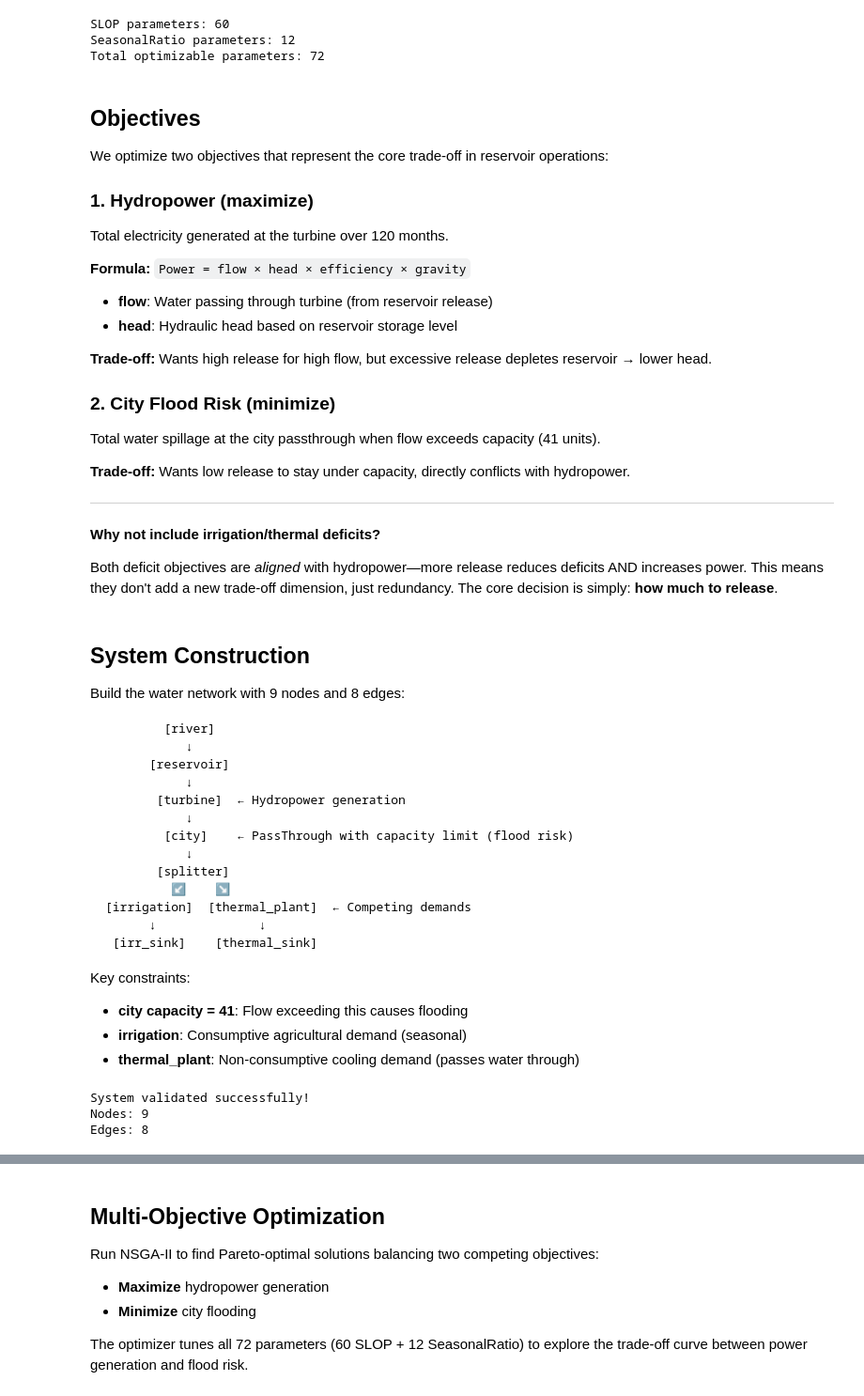
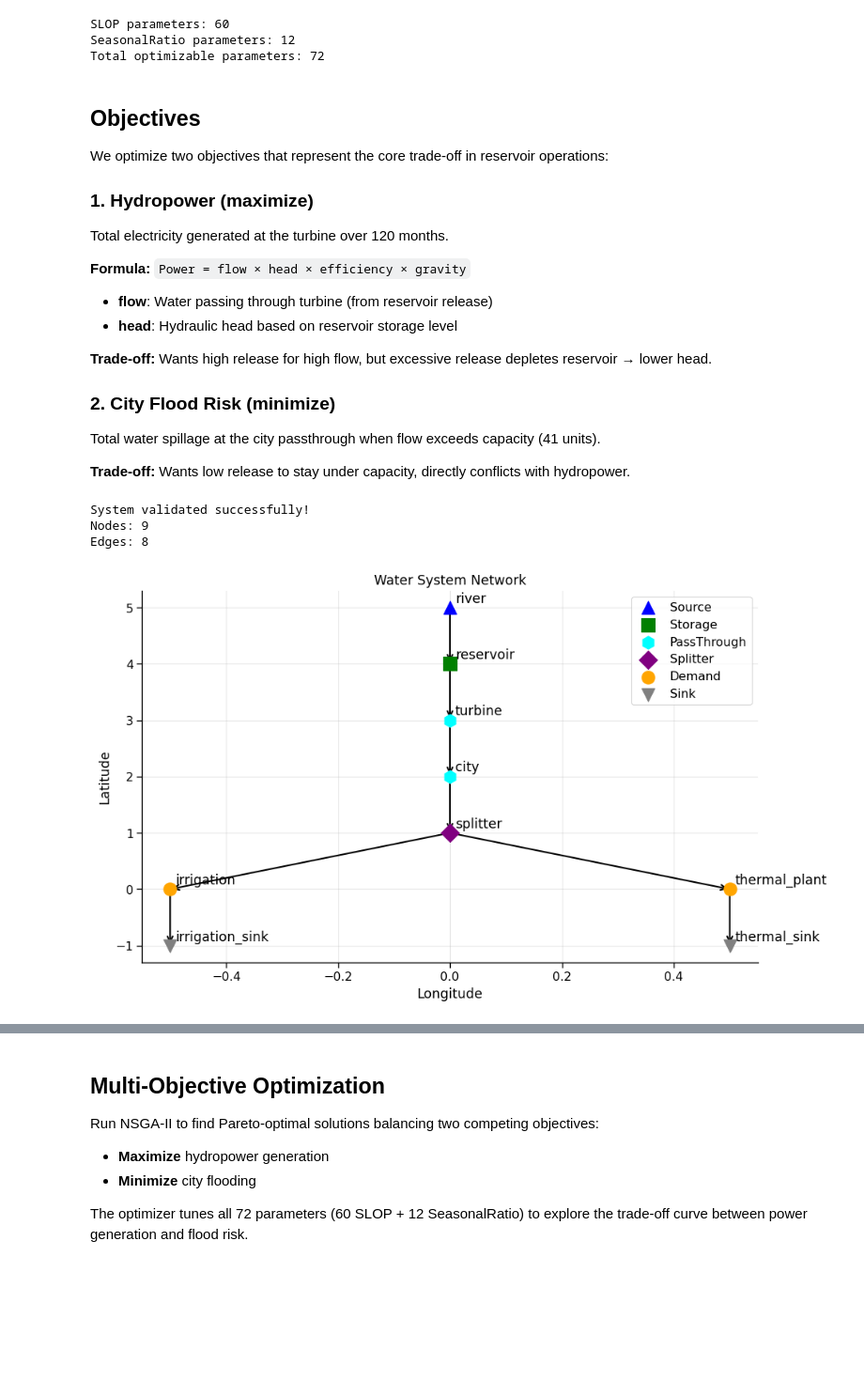
Before and after one commit to hydrosolutions/taqsim, a Jupyter notebook: notebooks/reservoir_optimization_showcase.ipynb, the cells around one changed output, grey strips where cells are left out. Shown at 94% size. Drawn from its saved outputs; the diff is of its cells as text; code cells hidden in the pictures; blank space fills up the shorter version.

````diff
--- a/notebooks/reservoir_optimization_showcase.ipynb
+++ b/notebooks/reservoir_optimization_showcase.ipynb
@@ -238,11 +232,5 @@ Total electricity generated at the turbine over 120 months.
 Total water spillage at the city passthrough when flow exceeds capacity (41 units).
 
 **Trade-off:** Wants low release to stay under capacity, directly conflicts with hydropower.
-
----
-
-**Why not include irrigation/thermal deficits?**
-
-Both deficit objectives are *aligned* with hydropower—more release reduces deficits AND increases power. This means they don't add a new trade-off dimension, just redundancy. The core decision is simply: **how much to release**.
 # %%
 from taqsim.node.events import WaterReleased
@@ -278,31 +272,6 @@ def flood_objective(node_id: str) -> Objective:
         return system.nodes[node_id].trace(WaterSpilled).sum()
 
     return Objective(name="city_flood", direction="minimize", evaluate=evaluate)
-# %% [markdown]
-## System Construction
-
-Build the water network with 9 nodes and 8 edges:
-
-```
-        [river]
-           ↓
-      [reservoir]
-           ↓
-       [turbine]  ← Hydropower generation
-           ↓
-        [city]    ← PassThrough with capacity limit (flood risk)
-           ↓
-       [splitter]
-         ↙    ↘
-[irrigation]  [thermal_plant]  ← Competing demands
-      ↓              ↓
- [irr_sink]    [thermal_sink]
-```
-
-Key constraints:
-- **city capacity = 41**: Flow exceeding this causes flooding
-- **irrigation**: Consumptive agricultural demand (seasonal)
-- **thermal_plant**: Non-consumptive cooling demand (passes water through)
 # %%
 # Create strategy instances
 slop_rule = SLOPRelease()
@@ -331,8 +300,8 @@ zero_storage_loss = ZeroStorageLoss()
 # Build system
 system = WaterSystem(dt=1.0)
 
-# Add nodes
-system.add_node(Source(id="river", inflow=TimeSeries(inflows)))
+# Add nodes with schematic locations for visualization
+system.add_node(Source(id="river", inflow=TimeSeries(inflows), location=(5.0, 0.0)))
 system.add_node(
     Storage(
         id="reservoir",
@@ -341,17 +310,19 @@ system.add_node(
         initial_storage=75.0,
         release_rule=slop_rule,
         loss_rule=zero_storage_loss,
+        location=(4.0, 0.0),
     )
 )
-system.add_node(PassThrough(id="turbine", capacity=60.0))
-system.add_node(PassThrough(id="city", capacity=CITY_CAPACITY))  # Flood risk bottleneck
-system.add_node(Splitter(id="splitter", split_rule=seasonal_ratio))
+system.add_node(PassThrough(id="turbine", capacity=60.0, location=(3.0, 0.0)))
+system.add_node(PassThrough(id="city", capacity=CITY_CAPACITY, location=(2.0, 0.0)))  # Flood risk bottleneck
+system.add_node(Splitter(id="splitter", split_rule=seasonal_ratio, location=(1.0, 0.0)))
 system.add_node(
     Demand(
         id="irrigation",
         requirement=TimeSeries(irrigation_demand),
         consumption_fraction=1.0,  # Fully consumptive
         efficiency=0.85,
+        location=(0.0, -0.5),
     )
 )
 system.add_node(
@@ -360,10 +331,11 @@ system.add_node(
         requirement=TimeSeries(thermal_demand),
         consumption_fraction=0.0,  # Non-consumptive (cooling water passes through)
         efficiency=1.0,
+        location=(0.0, 0.5),
     )
 )
-system.add_node(Sink(id="irrigation_sink"))
-system.add_node(Sink(id="thermal_sink"))
+system.add_node(Sink(id="irrigation_sink", location=(-1.0, -0.5)))
+system.add_node(Sink(id="thermal_sink", location=(-1.0, 0.5)))
 
 # Add edges
 edges = [
@@ -388,6 +360,10 @@ print(f"Edges: {len(system.edges)}")
 System validated successfully!
 Nodes: 9
 Edges: 8
+# %%
+system.visualize(figsize=(10, 6))
+# %% [output]
+[figure, added]
 # %%
 # Visualize input time series
 fig, axes = plt.subplots(3, 1, figsize=(12, 8), sharex=True)
````
Also changed, not shown: parts of 10 cells of this notebook.
